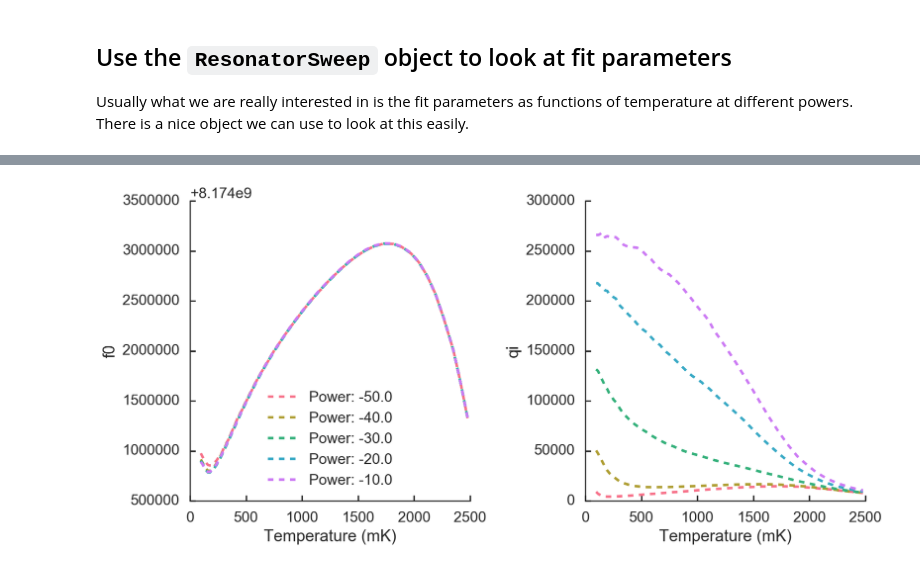
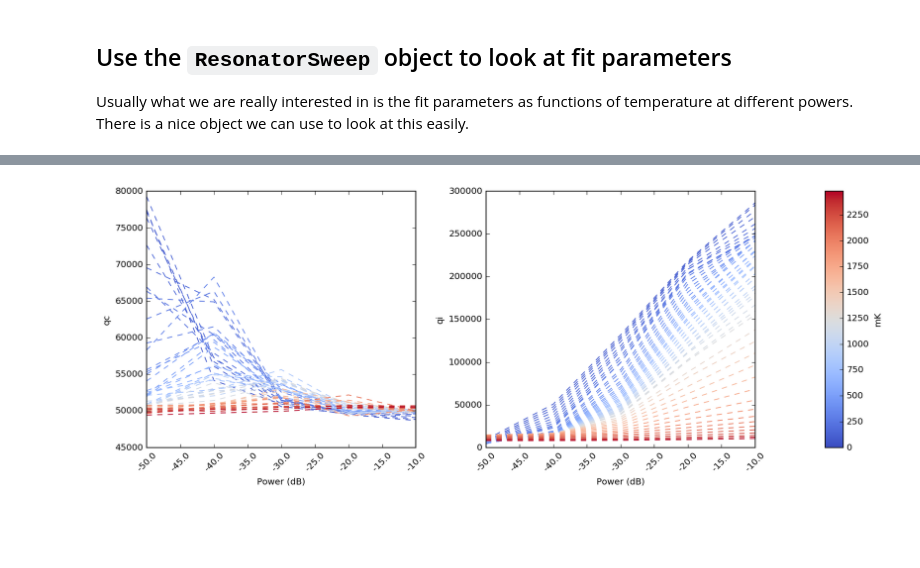
Before and after one commit to FaustinCarter/scraps, a Jupyter notebook: Example2-LotsOfData.ipynb, the cells around one changed output, grey strips where cells are left out. Saved outputs shown, nothing was run; the diff lists cells and outputs as text; code cells hidden in the pictures; blank space fills up the shorter version.

Commit message:
Updated Example notebooks to work with new plotting code. Also fixed a couple tiny bugs.

```diff
--- a/Example2-LotsOfData.ipynb
+++ b/Example2-LotsOfData.ipynb
@@ -10,20 +10,3 @@ Once you've understood this example, you should be able to replicate it with you
 
 
 Note: Before starting this example, you'll want to read up on list comprehensions and Python's built-in `map` method if you aren't already familiar with them.
-# %%
-#import all the necessary libraries
-
-#For inline notebook figures
-%matplotlib inline
-
-#For high-res figures
-%config InlineBackend.figure_format = 'retina'
-import glob #For easy file grabbing
-import numpy as np
-import matplotlib.pyplot as plt
-import matplotlib.gridspec as gs #For plot arrangement
-import seaborn as sns #For pretty plots
-
-#Some code to make plots pretty
-sns.set_context("poster") #This makes all the text bigger automatically
-sns.set_style("ticks",{"xtick.direction" : u"in","ytick.direction" : u"in"})
@@ -195,11 +141,0 @@ redchi
-# %%
-#Now let's make a plot of all the parameters!
-
-#Colors again!
-sns.set_palette(sns.color_palette("husl", len(resSweep.pvec)))
-
-#Plot everything except for a couple keys
-figS = resSweep.plotParamsVsTemp(keysToIgnore=['Ioffset', 'Qoffset', 'chisq'])
-
-sns.despine()
-figS.tight_layout()
@@ -208,7 +150,7 @@ figS.tight_layout()
 # %%
-#Or maybe you just want to look at a couple of keys:
-figS2 = resSweep.plotParamsVsTemp(keysToPlot=['f0', 'qi'])
-sns.despine()
-figS2.tight_layout()
+#Or maybe you just want to look at how Q varies with power at different temperatures:
+figS2 = pr.plotResSweepParamsVsPwr(resSweep,
+                                   plot_keys=['qc', 'qi'],
+                                   fig_size = 5)
 # %% [output]
-[figure, old version]
+[figure, new version]
```
Also changed, not shown: parts of 10 cells of this notebook, 4 other files.
